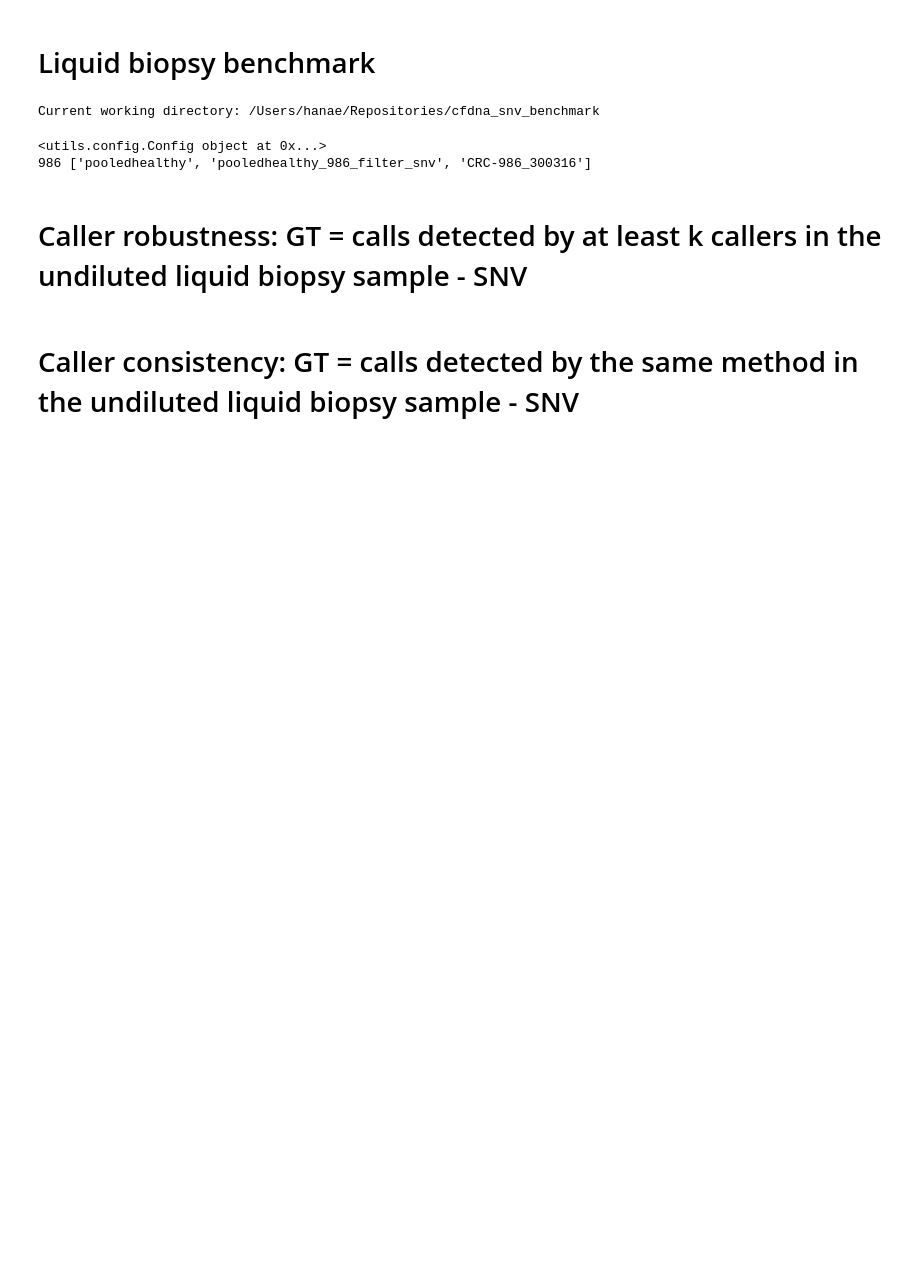
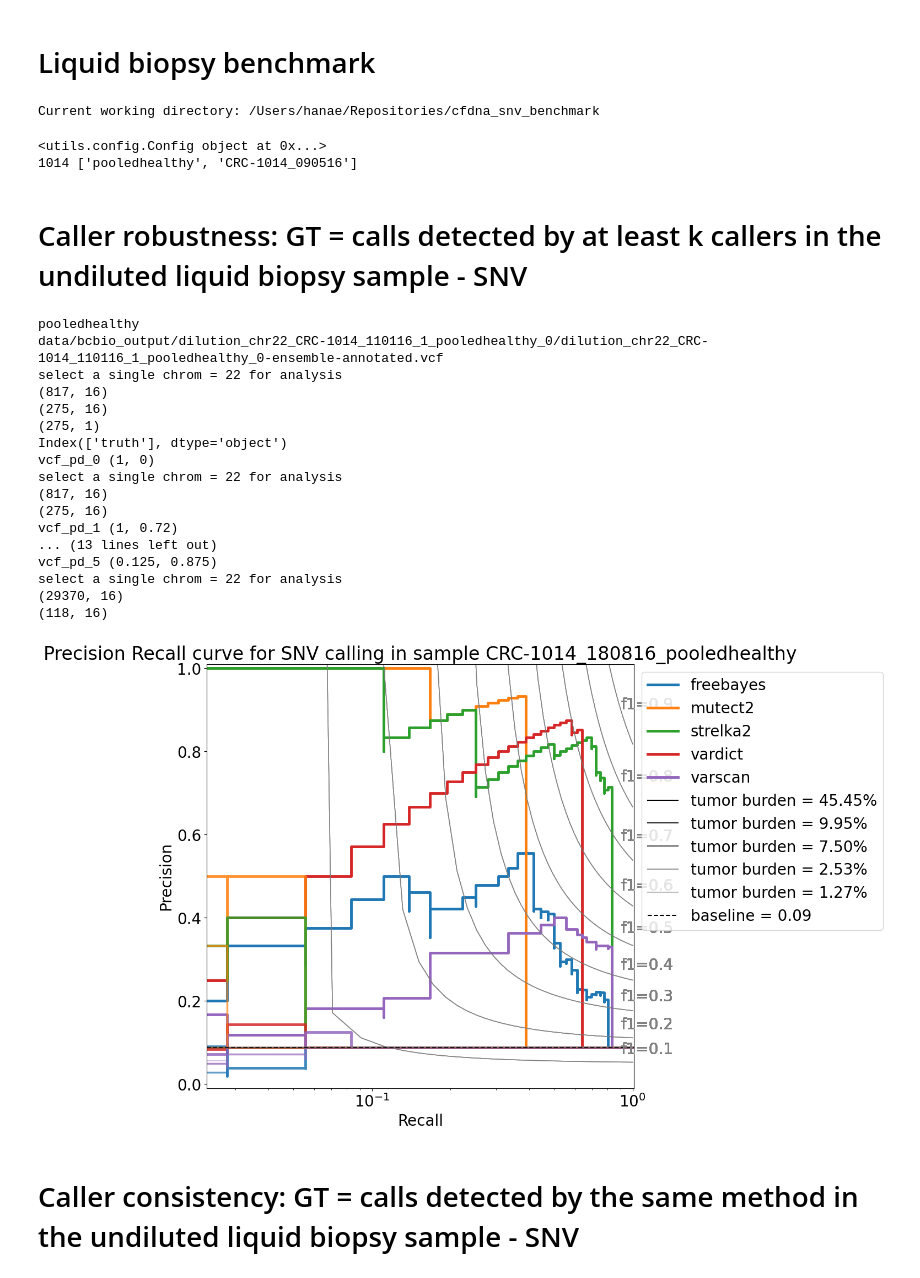
Before and after one commit to hanaecarrie/cfdna_snv_benchmark, a Jupyter notebook: notebooks/liquid_biopsy_benchmark.ipynb, the cells around one changed output. Saved outputs shown, nothing was run; the diff lists cells and outputs as text; code cells hidden in the pictures; blank space fills up the shorter version.

```diff
--- a/notebooks/liquid_biopsy_benchmark.ipynb
+++ b/notebooks/liquid_biopsy_benchmark.ipynb
@@ -31,9 +34,9 @@ set_display_params(config)
 
 prefix = 'dilution_chr22_'
 chrom = '22'
-dilutionseries = [(1,0), (1, 0.72), (0.75, 0.765), (0.5, 0.81), (0.25, 0.855), (0.125, 0.875)]
+dilutionseries = [(1,0), (1, 0.72), (0.75, 0.765), (0.5, 0.81), (0.25, 0.855), (0.125, 0.875)]#, (0.0625, 0.88)]
 
-patient = '986'
+patient = '1014'
 
 if patient == '809':
     plasmasample1 = 'CRC-809_110914'
@@ -54,20 +57,50 @@ elif patient == '1014':
     plasmasampleltb = 'CRC-1014_090516'
     healthysamples = ['pooledhealthy', plasmasampleltb]
 
+if patient == '1014':
+    vcf_ref_path = 'data/bcbio_output/dilution_chr22_CRC-1014_110116_1_pooledhealthy_0/dilution_chr22_CRC-1014_110116_1_pooledhealthy_0-ensemble-annotated.vcf'
+else:
+    vcf_ref_path = None
+
 print(patient, healthysamples)
 # %% [output]
 <utils.config.Config object at 0x...>
-986 ['pooledhealthy', 'pooledhealthy_986_filter_snv', 'CRC-986_300316']
+1014 ['pooledhealthy', 'CRC-1014_090516']
 # %% [markdown]
 # Caller robustness: GT = calls detected by at least k callers in the undiluted liquid biopsy sample - SNV
 # %%
-for healthysample in healthysamples:
-    df_table = get_call_table(config, prefix, plasmasample1, healthysample, dilutionseries, ground_truth_method=3, refsample='undiluted', chrom=chrom, muttype='SNV', tumorsample=None)
-    figure_curve(config, df_table, plasmasample1, healthysample, dilutionseries, xy='pr',  ground_truth_method=3, refsample='undiluted', chrom=chrom, muttype='SNV', save=True)
-    figure_curve(config, df_table, plasmasample1, healthysample, dilutionseries, xy='roc', ground_truth_method=3, refsample='undiluted', chrom=chrom, muttype='SNV', save=True)
-    for m in config.methods:
-        figure_curve(config, df_table, plasmasample1, healthysample, dilutionseries, xy='pr',  ground_truth_method=3, refsample='undiluted', chrom=chrom, muttype='SNV', methods=[m], save=True)
-        figure_curve(config, df_table, plasmasample1, healthysample, dilutionseries, xy='roc', ground_truth_method=3, refsample='undiluted', chrom=chrom, muttype='SNV', methods=[m], save=True)
+#for healthysample in healthysamples:
+#healthysample = healthysamples[-1]
+healthysample = healthysamples[0]
+print(healthysample)
+    #try:
+df_table = get_call_table(config, prefix, plasmasample1, healthysample, dilutionseries, ground_truth_method=3, refsample='undiluted', chrom=chrom, muttype='SNV', vcf_ref_path=vcf_ref_path, tumorsample=None)
+figure_curve(config, df_table, plasmasample1, healthysample, dilutionseries, xy='pr',  ground_truth_method=3, refsample='undiluted', chrom=chrom, muttype='SNV', save=False)
+    #except:
+    #    print('pass this call')
+    # figure_curve(config, df_table, plasmasample1, healthysample, dilutionseries, xy='roc', ground_truth_method=3, refsample='undiluted', chrom=chrom, muttype='SNV', save=False)
+    # for m in config.methods:
+    #    figure_curve(config, df_table, plasmasample1, healthysample, dilutionseries, xy='pr',  ground_truth_method=3, refsample='undiluted', chrom=chrom, muttype='SNV', methods=[m], save=False)
+    #    figure_curve(config, df_table, plasmasample1, healthysample, dilutionseries, xy='roc', ground_truth_method=3, refsample='undiluted', chrom=chrom, muttype='SNV', methods=[m], save=False)
+# %% [output]
+pooledhealthy
+data/bcbio_output/dilution_chr22_CRC-1014_110116_1_pooledhealthy_0/dilution_chr22_CRC-1014_110116_1_pooledhealthy_0-ensemble-annotated.vcf
+select a single chrom = 22 for analysis
+(817, 16)
+(275, 16)
+(275, 1)
+Index(['truth'], dtype='object')
+vcf_pd_0 (1, 0)
+select a single chrom = 22 for analysis
+(817, 16)
+(275, 16)
+vcf_pd_1 (1, 0.72)
+... (13 lines left out)
+vcf_pd_5 (0.125, 0.875)
+select a single chrom = 22 for analysis
+(29370, 16)
+(118, 16)
+[figure, added]
 # %% [markdown]
 # Caller consistency: GT = calls detected by the same method in the undiluted liquid biopsy sample - SNV
 # %%
```
Also changed, not shown: parts of 29 cells of this notebook, 4 other files.
